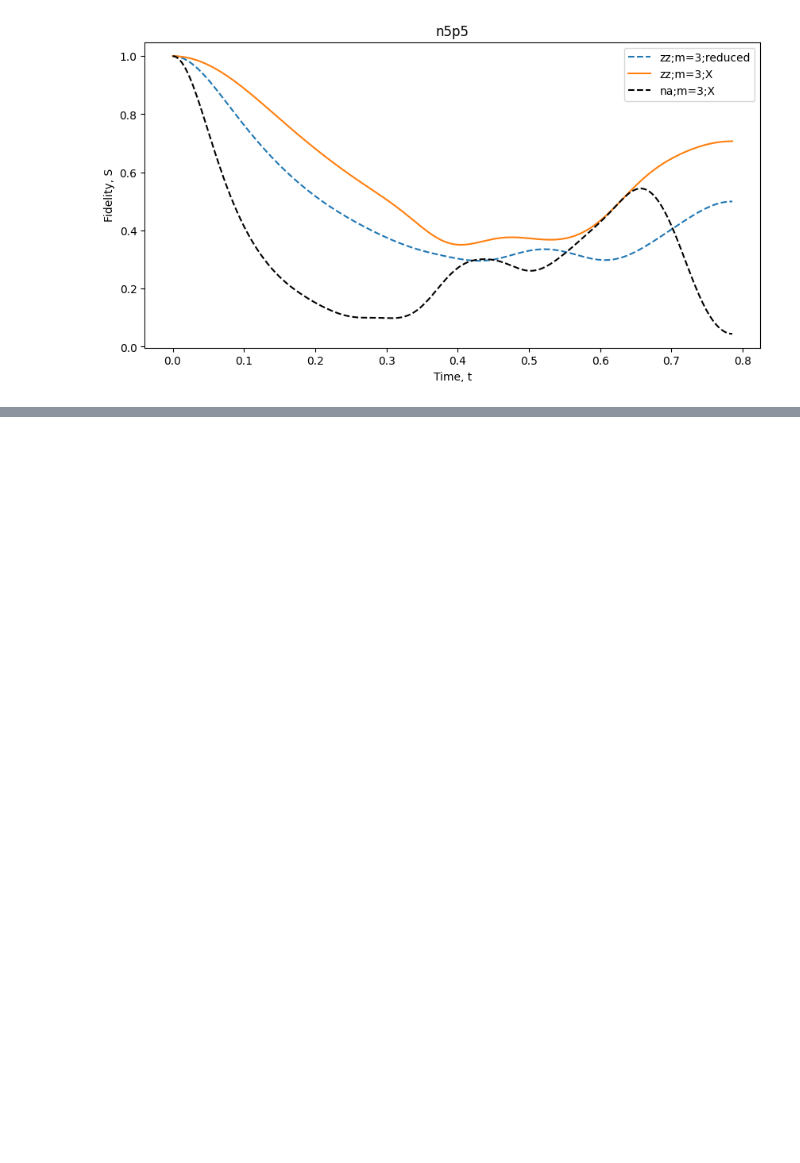
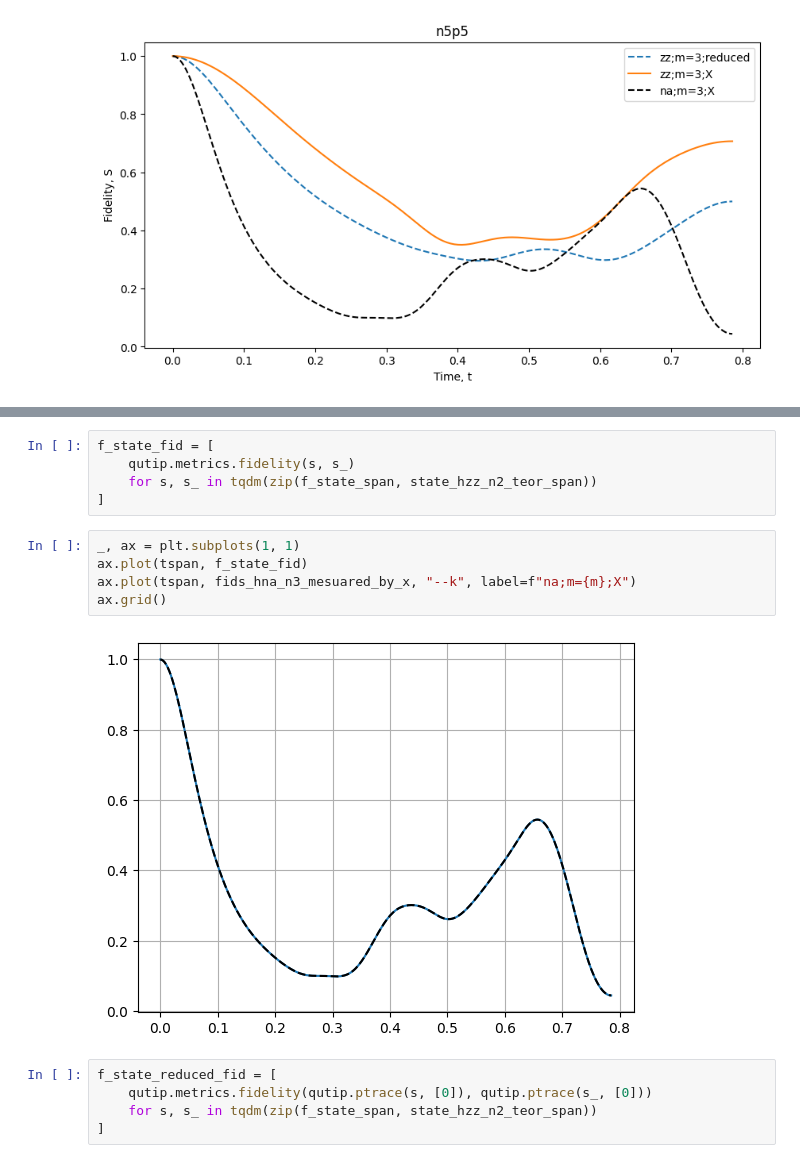
Before and after one commit to kephircheek/research-emqwuqoc, a Jupyter notebook: notebooks/Tim's way.ipynb, the cells around one changed output, grey strips where cells are left out. Saved outputs shown, nothing was run; the diff lists cells and outputs as text; blank space fills up the shorter version.

```diff
--- a/notebooks/Tim's way.ipynb
+++ b/notebooks/Tim's way.ipynb
@@ -155,0 +211,17 @@ ax.legend()
+# %%
+f_state_fid = [
+    qutip.metrics.fidelity(s, s_)
+    for s, s_ in tqdm(zip(f_state_span, state_hzz_n2_teor_span))
+]
+# %%
+_, ax = plt.subplots(1, 1)
+ax.plot(tspan, f_state_fid)
+ax.plot(tspan, fids_hna_n3_mesuared_by_x, "--k", label=f"na;m={m};X")
+ax.grid()
+# %% [output]
+[figure, added]
+# %%
+f_state_reduced_fid = [
+    qutip.metrics.fidelity(qutip.ptrace(s, [0]), qutip.ptrace(s_, [0]))
+    for s, s_ in tqdm(zip(f_state_span, state_hzz_n2_teor_span))
+]
```
Also changed, not shown: parts of 37 cells of this notebook.
